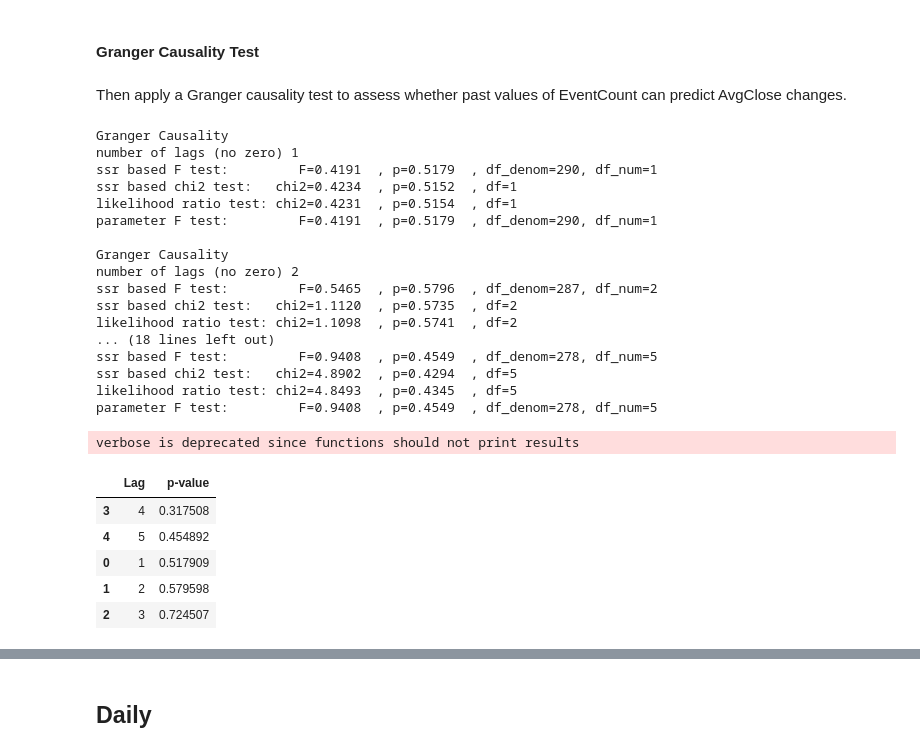
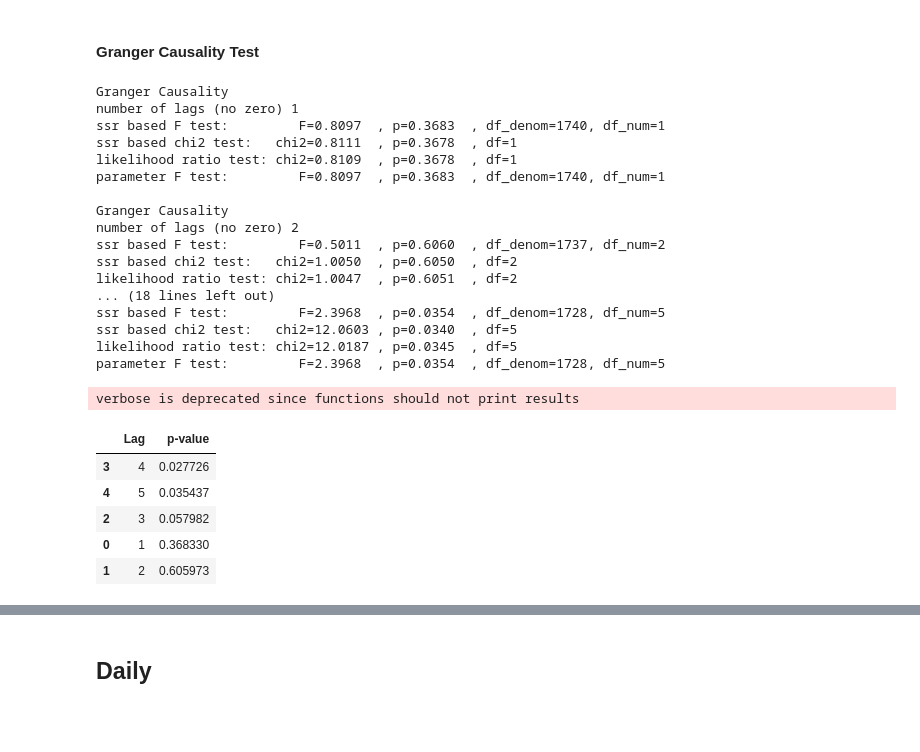
Before and after one commit to cs-muic/dm-2024-t1-pj-eda-honeybadgerlover645, a Jupyter notebook: q3.ipynb, the cells around one changed output, grey strips where cells are left out. Saved outputs shown, nothing was run; the diff lists cells and outputs as text; code cells hidden in the pictures; blank space fills up the shorter version.

```diff
--- a/q3.ipynb
+++ b/q3.ipynb
@@ -97,0 +245,28 @@ merged_monthly_df['Month'] = pd.to_datetime(merged_monthly_df['Month'])
+# %%
+merged_monthly_df_2019 = pd.merge(gdelt_monthly_df_2019, yfinance_monthly_df_2019, on='Month', how='inner')
+merged_monthly_df_2019['Month'] = pd.to_datetime(merged_monthly_df_2019['Month'])
+
+merged_monthly_df_2020 = pd.merge(gdelt_monthly_df_2020, yfinance_monthly_df_2020, on='Month', how='inner')
+merged_monthly_df_2020['Month'] = pd.to_datetime(merged_monthly_df_2020['Month'])
+
+merged_monthly_df_2021 = pd.merge(gdelt_monthly_df_2021, yfinance_monthly_df_2021, on='Month', how='inner')
+merged_monthly_df_2021['Month'] = pd.to_datetime(merged_monthly_df_2021['Month'])
+
+merged_monthly_df_2022 = pd.merge(gdelt_monthly_df_2022, yfinance_monthly_df_2022, on='Month', how='inner')
+merged_monthly_df_2022['Month'] = pd.to_datetime(merged_monthly_df_2022['Month'])
+
+merged_monthly_df_2023 = pd.merge(gdelt_monthly_df_2023, yfinance_monthly_df_2023, on='Month', how='inner')
+merged_monthly_df_2023['Month'] = pd.to_datetime(merged_monthly_df_2023['Month'])
+
+merged_monthly_df_2024 = pd.merge(gdelt_monthly_df_2024, yfinance_monthly_df_2024, on='Month', how='inner')
+merged_monthly_df_2024['Month'] = pd.to_datetime(merged_monthly_df_2024['Month'])
+
+# Merge all the monthly dataframes
+merged_monthly_df_all = pd.concat([
+    merged_monthly_df_2019,
+    merged_monthly_df_2020,
+    merged_monthly_df_2021,
+    merged_monthly_df_2022,
+    merged_monthly_df_2023,
+    merged_monthly_df_2024
+])
@@ -210,36 +410,34 @@ adfuller(merged_monthly_df['EventCount'], autolag='AIC')
 # %% [markdown]
 #### Granger Causality Test
-# %% [markdown]
-Then apply a Granger causality test to assess whether past values of EventCount can predict AvgClose changes.
 # %%
-data_lag = merged_monthly_df[['EventCount', 'AvgClose']].dropna()
+data_lag = merged_monthly_df_all[['EventCount', 'AvgClose']].dropna()
 granger_test_result = grangercausalitytests(data_lag, maxlag=5, verbose=True)
 p_values = {lag: test[0]['ssr_ftest'][1] for lag, test in granger_test_result.items()}
 p_values_df = pd.DataFrame(p_values.items(), columns=['Lag', 'p-value'])
 top_5_results = p_values_df.sort_values(by='p-value')
 top_5_results
 # %% [output]
 Granger Causality
 number of lags (no zero) 1
-ssr based F test:         F=0.4191  , p=0.5179  , df_denom=290, df_num=1
-ssr based chi2 test:   chi2=0.4234  , p=0.5152  , df=1
-likelihood ratio test: chi2=0.4231  , p=0.5154  , df=1
-parameter F test:         F=0.4191  , p=0.5179  , df_denom=290, df_num=1
+ssr based F test:         F=0.8097  , p=0.3683  , df_denom=1740, df_num=1
+ssr based chi2 test:   chi2=0.8111  , p=0.3678  , df=1
+likelihood ratio test: chi2=0.8109  , p=0.3678  , df=1
+parameter F test:         F=0.8097  , p=0.3683  , df_denom=1740, df_num=1
 
 Granger Causality
 number of lags (no zero) 2
-ssr based F test:         F=0.5465  , p=0.5796  , df_denom=287, df_num=2
-ssr based chi2 test:   chi2=1.1120  , p=0.5735  , df=2
-likelihood ratio test: chi2=1.1098  , p=0.5741  , df=2
+ssr based F test:         F=0.5011  , p=0.6060  , df_denom=1737, df_num=2
+ssr based chi2 test:   chi2=1.0050  , p=0.6050  , df=2
+likelihood ratio test: chi2=1.0047  , p=0.6051  , df=2
 ... (18 lines left out)
-ssr based F test:         F=0.9408  , p=0.4549  , df_denom=278, df_num=5
-ssr based chi2 test:   chi2=4.8902  , p=0.4294  , df=5
-likelihood ratio test: chi2=4.8493  , p=0.4345  , df=5
-parameter F test:         F=0.9408  , p=0.4549  , df_denom=278, df_num=5
+ssr based F test:         F=2.3968  , p=0.0354  , df_denom=1728, df_num=5
+ssr based chi2 test:   chi2=12.0603 , p=0.0340  , df=5
+likelihood ratio test: chi2=12.0187 , p=0.0345  , df=5
+parameter F test:         F=2.3968  , p=0.0354  , df_denom=1728, df_num=5
 verbose is deprecated since functions should not print results
 |  | Lag | p-value |
-| 3 | 4 | 0.317508 |
-| 4 | 5 | 0.454892 |
-| 0 | 1 | 0.517909 |
-| 1 | 2 | 0.579598 |
-| 2 | 3 | 0.724507 |
+| 3 | 4 | 0.027726 |
+| 4 | 5 | 0.035437 |
+| 2 | 3 | 0.057982 |
+| 0 | 1 | 0.368330 |
+| 1 | 2 | 0.605973 |
```
Also changed, not shown: parts of 40 cells of this notebook.
